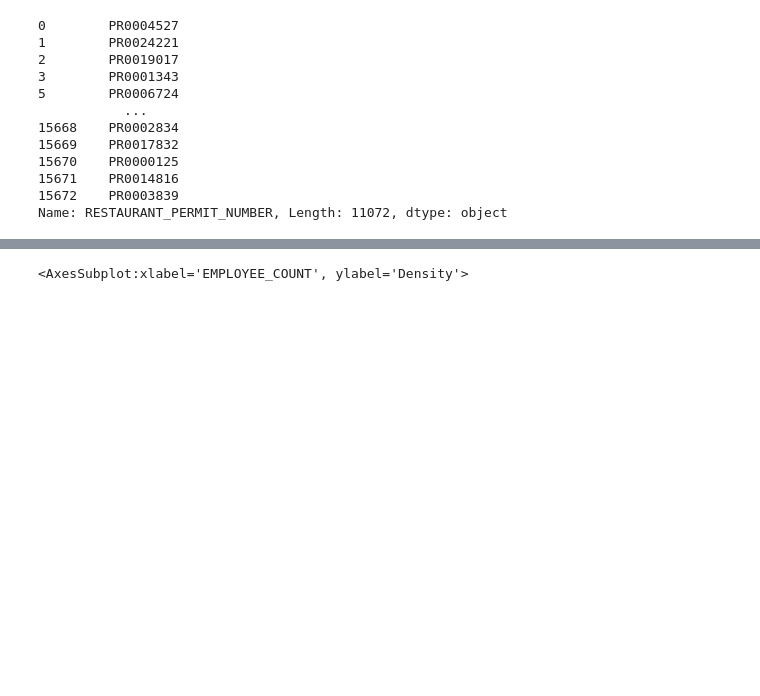
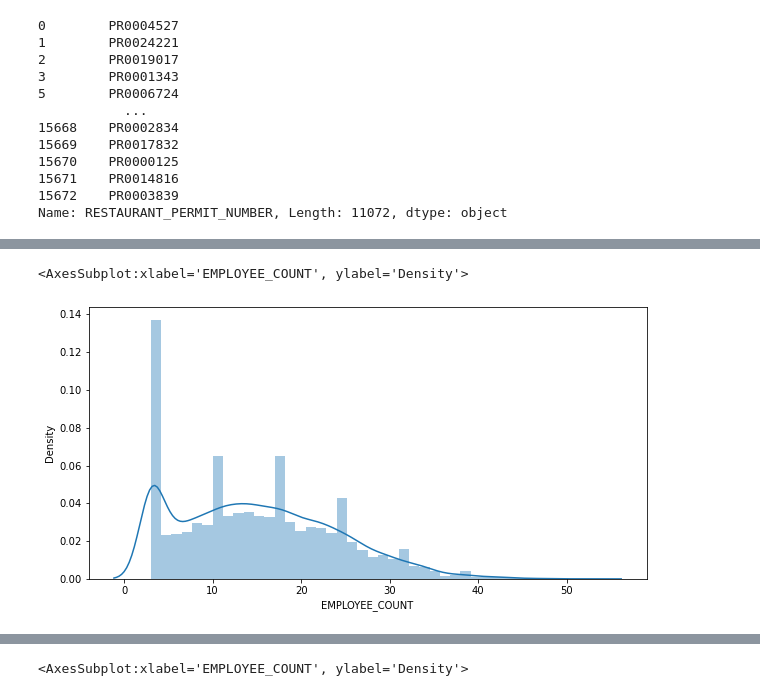
Before and after one commit to SrikarPrayaga06/NW-Modeling-Assessment, a Jupyter notebook: Solution.ipynb, the cells around one changed output, grey strips where cells are left out. Saved outputs shown, nothing was run; the diff lists cells and outputs as text; code cells hidden in the pictures; blank space fills up the shorter version.

```diff
--- a/Solution.ipynb
+++ b/Solution.ipynb
@@ -403,3 +464,10 @@ Name: CURRENT_GRADE, dtype: int64
+# %%
+#plot the distribution of EMPLOYEE_COUNT before outlier removal
+plt.figure(figsize=(10,5))
+sns.distplot(train['EMPLOYEE_COUNT'])
+# %% [output]
+<AxesSubplot:xlabel='EMPLOYEE_COUNT', ylabel='Density'>
+[figure, added]
 # %%
 # remove outliers from EMPLOYEE_COUNT column using 3 sigma rule of removing outliers and remove rows with '<0'
 train = train[np.abs(train['EMPLOYEE_COUNT'] - train['EMPLOYEE_COUNT'].mean()) <= (3*train['EMPLOYEE_COUNT'].std())]
```
Also changed, not shown: parts of 61 cells of this notebook.
